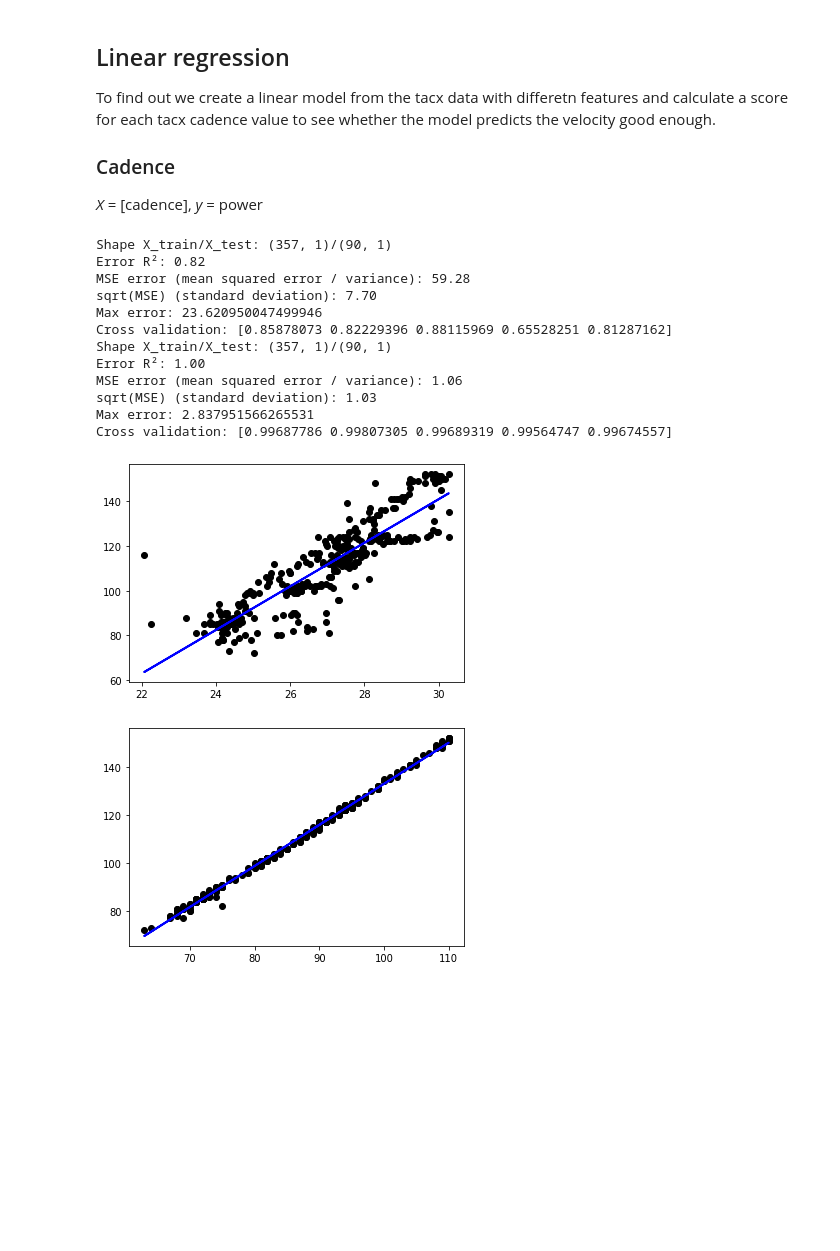
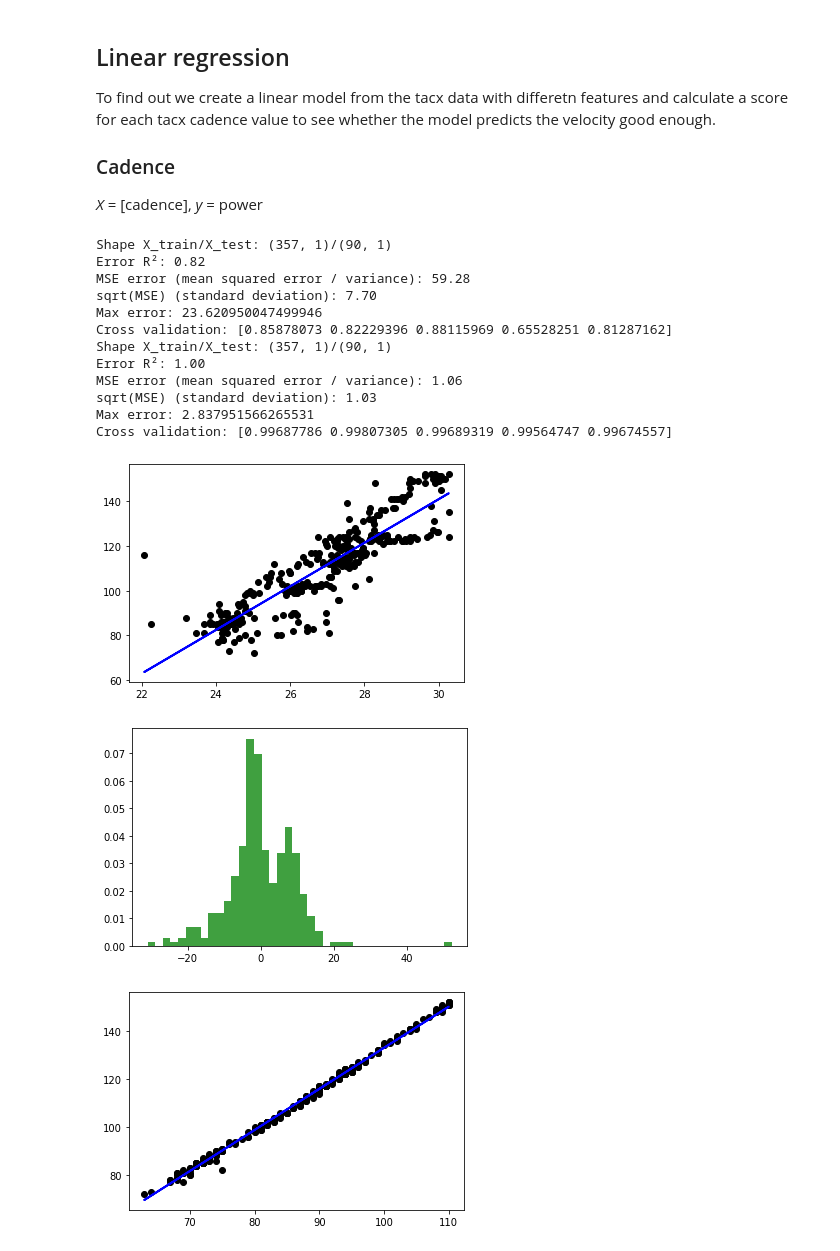
Before and after one commit to bruennijs/indoor-virtual-power-prediction, a Jupyter notebook: tacx.ipynb, the cells around one changed output. Cells and saved outputs as stored; diff of their text form; code cells hidden in the pictures; blank space fills up the shorter version.

Commit message:
Print histogram of absolute-error of y

```diff
--- a/tacx.ipynb
+++ b/tacx.ipynb
@@ -98,34 +98,35 @@ def plot(estimator: LinearModel, X_train: pd.DataFrame, y_train: pd.Series) -> N
     plt.show()
 
     # Plot histogram of absolute error of |y_test - y_predicted|
-    # plt.hist(y_test - y_predicted, 40, density=True, facecolor='g', alpha=0.75)
-    #plt.show()
+    plt.hist(y_train - y_predicted, 40, density=True, facecolor='g', alpha=0.75)
+    plt.show()
     plt.close()
 
 
 # === Speed -> Power ===
 X, y = dts_tacx.speed_to_power()
 X_train, X_test, y_train, y_test = train_test_split(X, y, train_size=0.8, random_state=7)
 estimator: LinearModel = validate_lin_reg(X_train, y_train, X_test, y_test)
 plot(estimator, X_train, y_train)
 
 # === Cadence -> Power ===
 X, y = dts_tacx.cadence_to_power()
 X_train, X_test, y_train, y_test = train_test_split(X, y, train_size=0.8, random_state=7)
 estimator: LinearModel = validate_lin_reg(X_train, y_train, X_test, y_test)
 plot(estimator, X_train, y_train)
 # %% [output]
 Shape X_train/X_test: (357, 1)/(90, 1)
 Error R²: 0.82
 MSE error (mean squared error / variance): 59.28
 sqrt(MSE) (standard deviation): 7.70
 Max error: 23.620950047499946
 Cross validation: [0.85878073 0.82229396 0.88115969 0.65528251 0.81287162]
 Shape X_train/X_test: (357, 1)/(90, 1)
 Error R²: 1.00
 MSE error (mean squared error / variance): 1.06
 sqrt(MSE) (standard deviation): 1.03
 Max error: 2.837951566265531
 Cross validation: [0.99687786 0.99807305 0.99689319 0.99564747 0.99674557]
 [figure]
-[figure, old version]
+[figure, new version]
+[figure, added]
```
Also changed, not shown: parts of 1 cell of this notebook.
